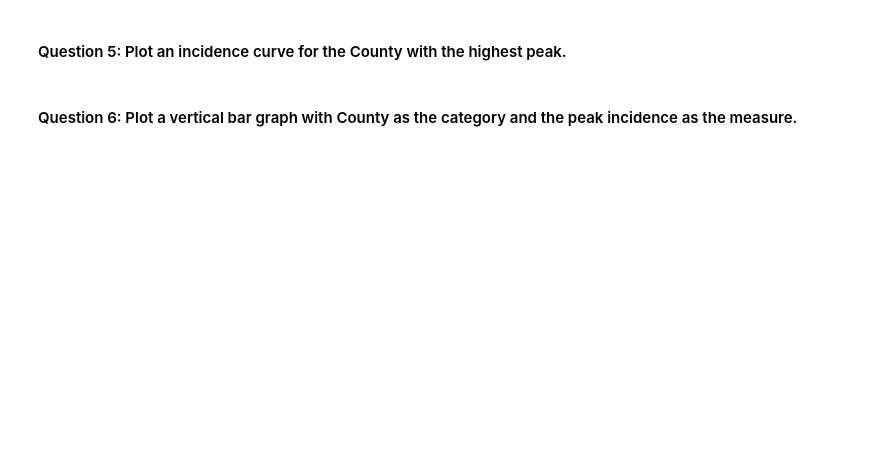
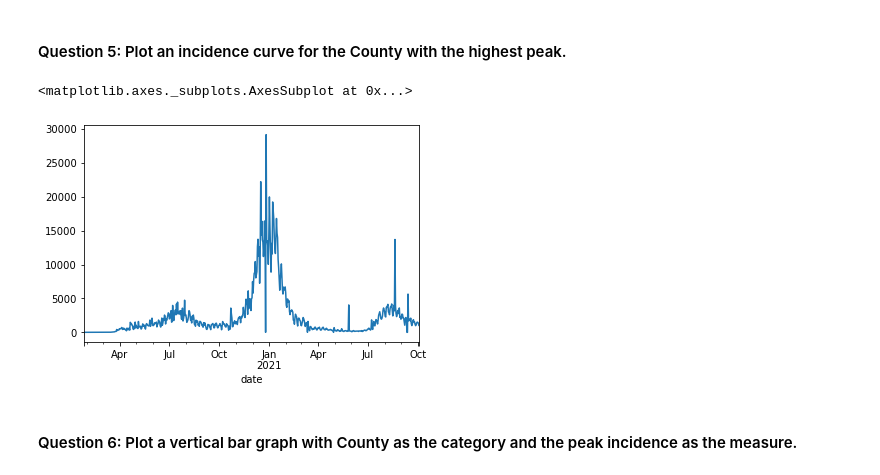
Before and after one commit to CMU-MS-DAS-Modern-Programming-Mini/ClassAssignmentNo4, a Jupyter notebook: US County Data - pandas.ipynb, the cells around one changed output. Saved outputs shown, nothing was run; the diff lists cells and outputs as text; code cells hidden in the pictures; blank space fills up the shorter version.

```diff
--- a/US County Data - pandas.ipynb
+++ b/US County Data - pandas.ipynb
@@ -19,2 +35,8 @@ deaths - The cumulative number of deaths in at the date in the county
 # %% [markdown]
 #### Question 1: Produce a DataFrame that contains only the data for the top 10 Counties by total number of cases
+# %%
+df_10_counties = df.groupby('fips').max()
+df_10_counties = df_10_counties.sort_values(by=['cases'], ascending=False)
+df_10_counties = df_10_counties.set_index('county')
+df_10_counties = df_10_counties.head(10)
+df_10_counties
@@ -23,2 +76,7 @@ deaths - The cumulative number of deaths in at the date in the county
 # %% [markdown]
 #### Question 3: Calculate the incidence (the number of new cases per day... i.e. the difference between the cases on a day - the cases on a previous day) for the top 10 Counties.
+# %%
+# Need to create a data frame that has all of the dates for the top 10 counties
+df_10_counties = df_10_counties.reset_index()
+df_all_dates = df[(df['county'].isin(df_10_counties['county'])) & (df['state'].isin(df_10_counties['state']))]
+df_all_dates.head(10)
@@ -24,0 +95,12 @@ deaths - The cumulative number of deaths in at the date in the county
+# %%
+%%time
+def get_incidence_index(row, df_all_dates):
+    prev_index = (row.name[0], pd.to_datetime(row.name[1])-pd.offsets.Day(1))
+    if prev_index in df_all_dates.index:
+        return row['cases'] - df_all_dates.loc[prev_index]['cases']
+    else:
+        return 0
+
+df_all_dates = df_all_dates.set_index(['county', 'date'])
+df_all_dates['incidence_ind'] = df_all_dates.apply(lambda x: get_incidence_index(x, df_all_dates),axis=1)
+df_all_dates.head(10)
@@ -25,2 +122,8 @@ deaths - The cumulative number of deaths in at the date in the county
 # %% [markdown]
 #### Question 4: Calculate the peak incidence for the 10 counties (the day with the highest number of new cases).
+# %%
+df_all_dates = df_all_dates.reset_index()
+peaks_df = df_all_dates.iloc[df_all_dates.groupby('county')['incidence_ind'].idxmax()]
+peaks_df = peaks_df.set_index('county')
+peaks_df = peaks_df.sort_values(by= "incidence_ind", ascending= False)
+peaks_df.head(10)
@@ -27,4 +143,11 @@ deaths - The cumulative number of deaths in at the date in the county
 # %% [markdown]
 #### Question 5: Plot an incidence curve for the County with the highest peak.
+# %%
+df_all_dates = df_all_dates.set_index(['county', 'date'])
+df_all_dates['incidence_ind'] = df_all_dates.apply(lambda x: get_incidence_index(x, df_all_dates),axis=1)
+df_all_dates.loc['Los Angeles']['incidence_ind'].plot()
+# %% [output]
+<matplotlib.axes._subplots.AxesSubplot at 0x...>
+[figure, added]
 # %% [markdown]
 #### Question 6: Plot a vertical bar graph with County as the category and the peak incidence as the measure.
```
Also changed, not shown: parts of 8 cells of this notebook.
